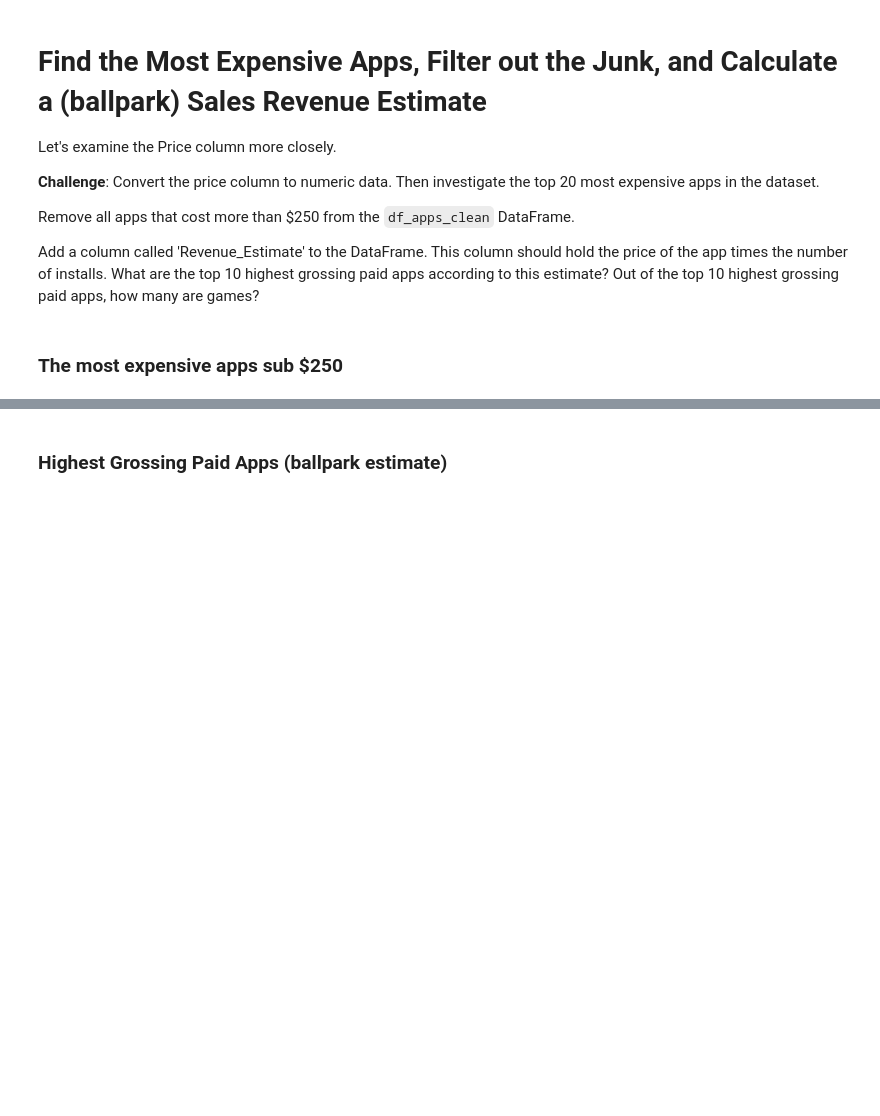
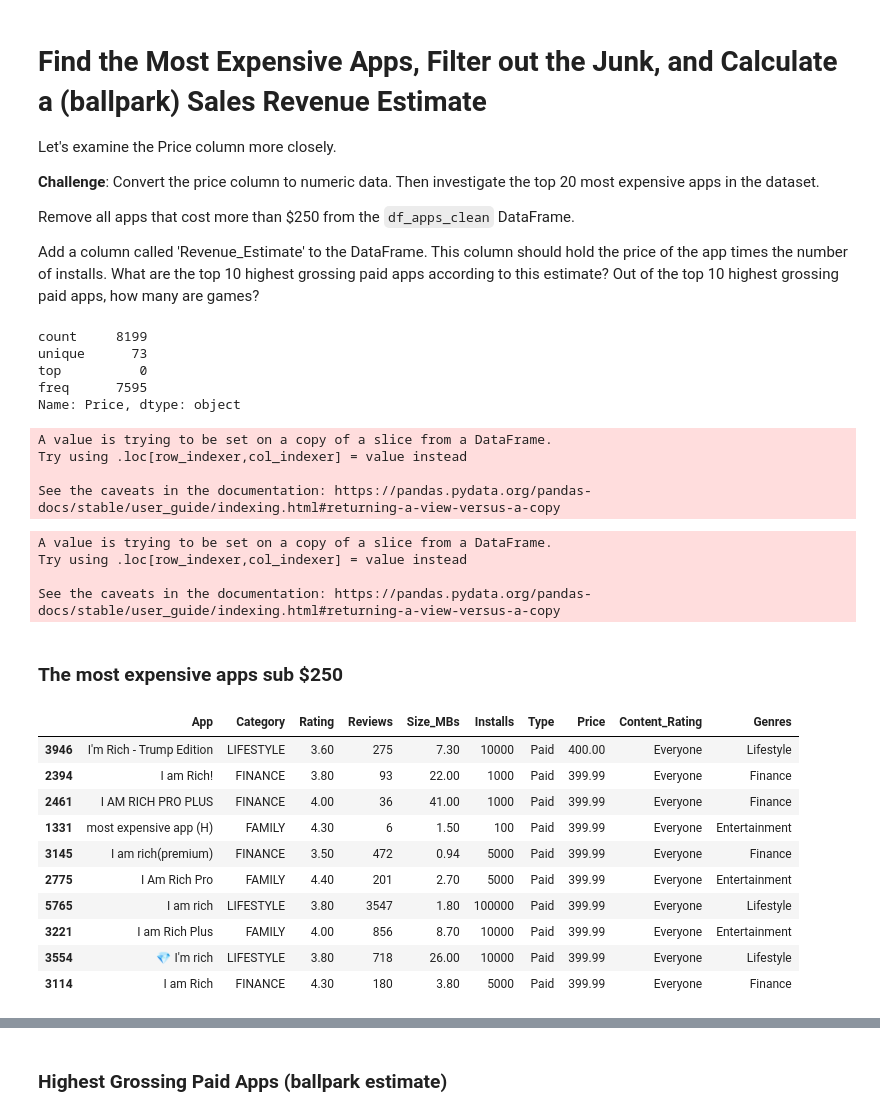
Before and after one commit to Ankush-Gauro/100DayPython, a Jupyter notebook: day76/Google Play Store App Analytics (start).ipynb, the cells around one changed output, grey strips where cells are left out. Drawn from its saved outputs; the diff is of its cells as text; code cells hidden in the pictures; blank space fills up the shorter version.

```diff
--- a/day76/Google Play Store App Analytics (start).ipynb
+++ b/day76/Google Play Store App Analytics (start).ipynb
@@ -186,0 +193,2 @@ Convert the number of installations (the Installs column) to a numeric data type
+# %%
+df_apps_clean.Installs = df_apps_clean.Installs.astype(str).str.replace(',','')
@@ -186,0 +200,2 @@ Convert the number of installations (the Installs column) to a numeric data type
+# %%
+df_apps_clean.Installs = pd.to_numeric(df_apps_clean.Installs)
@@ -194,5 +235,41 @@ Let's examine the Price column more closely.
 Remove all apps that cost more than $250 from the `df_apps_clean` DataFrame.
 
 Add a column called 'Revenue_Estimate' to the DataFrame. This column should hold the price of the app times the number of installs. What are the top 10 highest grossing paid apps according to this estimate? Out of the top 10 highest grossing paid apps, how many are games?
+# %%
+df_apps_clean['Price'].describe()
+# %% [output]
+count     8199
+unique      73
+top          0
+freq      7595
+Name: Price, dtype: object
+# %%
+df_apps_clean.Price = df_apps_clean.Price.astype(str).str.replace('$','')
+# %% [output]
+A value is trying to be set on a copy of a slice from a DataFrame.
+Try using .loc[row_indexer,col_indexer] = value instead
+
+See the caveats in the documentation: https://pandas.pydata.org/pandas-docs/stable/user_guide/indexing.html#returning-a-view-versus-a-copy
+# %%
+df_apps_clean.Price = pd.to_numeric(df_apps_clean.Price)
+# %% [output]
+A value is trying to be set on a copy of a slice from a DataFrame.
+Try using .loc[row_indexer,col_indexer] = value instead
+
+See the caveats in the documentation: https://pandas.pydata.org/pandas-docs/stable/user_guide/indexing.html#returning-a-view-versus-a-copy
 # %% [markdown]
 ### The most expensive apps sub $250
+# %%
+df_apps_clean.sort_values(by='Price', ascending=False).head(10)
+# %% [output]
+|  | App | Category | Rating | Reviews | Size_MBs | Installs | Type | Price | Content_Rating | Genres |
+| 3946 | I'm Rich - Trump Edition | LIFESTYLE | 3.60 | 275 | 7.30 | 10000 | Paid | 400.00 | Everyone | Lifestyle |
+| 2394 | I am Rich! | FINANCE | 3.80 | 93 | 22.00 | 1000 | Paid | 399.99 | Everyone | Finance |
+| 2461 | I AM RICH PRO PLUS | FINANCE | 4.00 | 36 | 41.00 | 1000 | Paid | 399.99 | Everyone | Finance |
+| 1331 | most expensive app (H) | FAMILY | 4.30 | 6 | 1.50 | 100 | Paid | 399.99 | Everyone | Entertainment |
+| 3145 | I am rich(premium) | FINANCE | 3.50 | 472 | 0.94 | 5000 | Paid | 399.99 | Everyone | Finance |
+| 2775 | I Am Rich Pro | FAMILY | 4.40 | 201 | 2.70 | 5000 | Paid | 399.99 | Everyone | Entertainment |
+| 5765 | I am rich | LIFESTYLE | 3.80 | 3547 | 1.80 | 100000 | Paid | 399.99 | Everyone | Lifestyle |
+| 3221 | I am Rich Plus | FAMILY | 4.00 | 856 | 8.70 | 10000 | Paid | 399.99 | Everyone | Entertainment |
+| 3554 | 💎 I'm rich | LIFESTYLE | 3.80 | 718 | 26.00 | 10000 | Paid | 399.99 | Everyone | Lifestyle |
+| 3114 | I am Rich | FINANCE | 4.30 | 180 | 3.80 | 5000 | Paid | 399.99 | Everyone | Finance |
```
Also changed, not shown: parts of 31 cells of this notebook, 3 other files.
